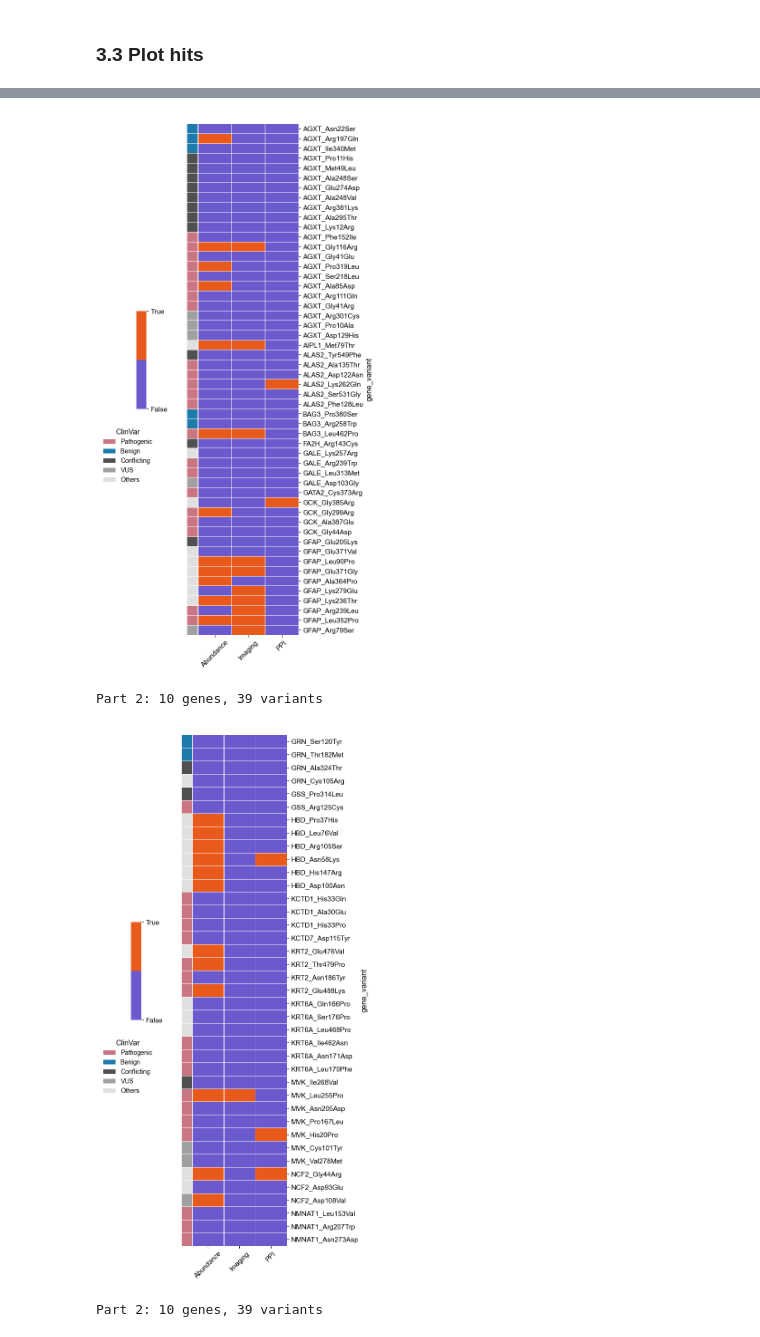
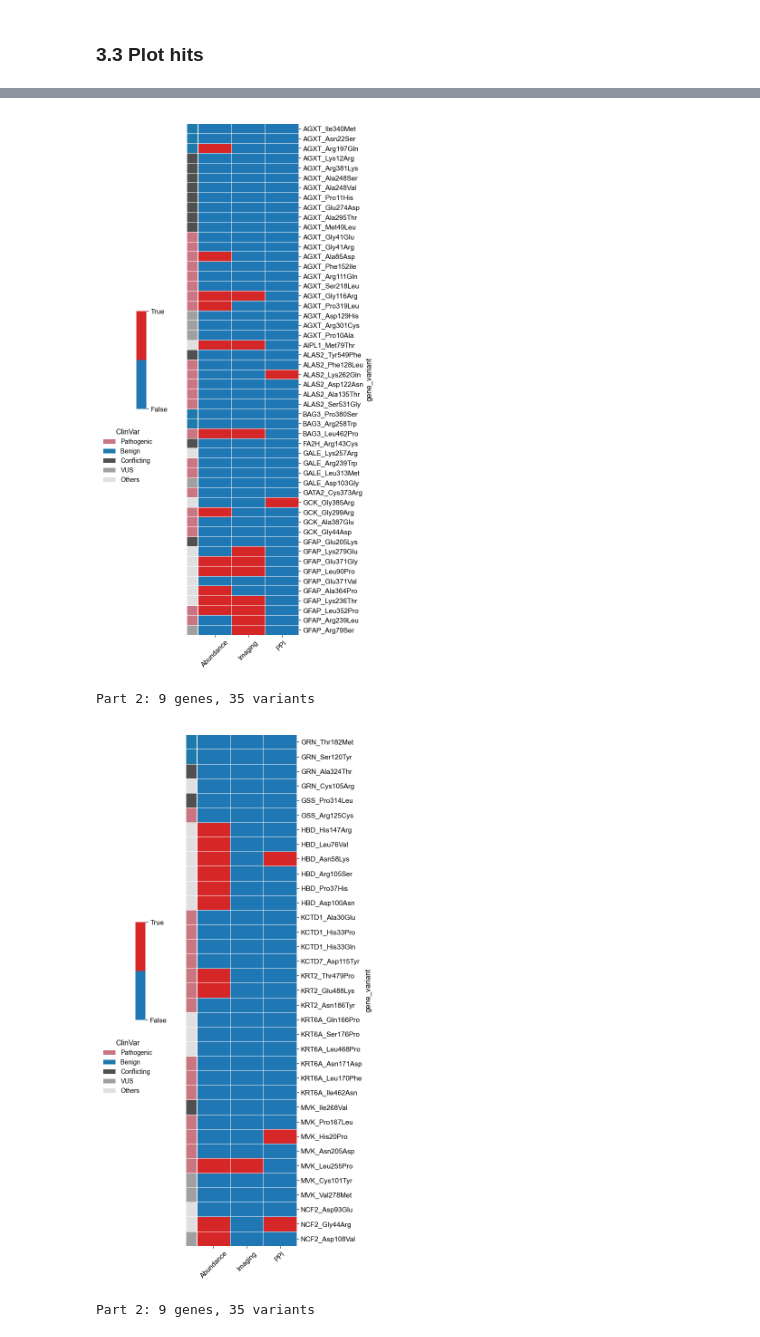
Before and after one commit to broadinstitute/2025_laval_submitted, a Jupyter notebook: 3_integrated_assay_results/2_analysis/0_all_assays_summary.ipynb, the cells around one changed output, grey strips where cells are left out. Drawn from its saved outputs; the diff is of its cells as text; code cells hidden in the pictures.

```diff
--- a/3_integrated_assay_results/2_analysis/0_all_assays_summary.ipynb
+++ b/3_integrated_assay_results/2_analysis/0_all_assays_summary.ipynb
@@ -271,7 +251,7 @@ Profiled in PPI assay: 489
 ### 1.3 Loading DUAL-IPA, Imaging, PPI assayed gene variants
 # %%
 al_dual_img_ppi_assayed_dedup = pl.read_csv(
-    "../3_outputs/all_assay_gene_variant_summary_all_cols.tsv",
+    "../3_outputs/0_all_gene_variants_assayed_summary.tsv",
     separator="\t", infer_schema_length=100000
 )
 
@@ -1768,7 +1733,7 @@ def create_clustermap_part(df_part, part_name, genes_subset):
         matrix_part,
         row_cluster=False,
         col_cluster=False,
-        cmap=cmap,
+        cmap=custom_cmap,
         linewidths=0.5,
         row_colors=row_colors_part,
         figsize=(4.5,12),
@@ -1788,34 +1753,34 @@ def create_clustermap_part(df_part, part_name, genes_subset):
     g.ax_heatmap.legend(
         handles=handles,
         title='ClinVar',
         bbox_to_anchor=(-1., 0.35),
         loc='center left',
         frameon=False,
         fontsize=10
     )
     g.ax_heatmap.tick_params(axis='x', rotation=45)
     # g.ax_heatmap.set_yticks(range(len(matrix_part)))
     # g.ax_heatmap.set_yticklabels(matrix_part.index, fontsize=10, va='center')
 
     # Change colorbar labels
     # g.ax_cbar.set_yticklabels(['False', 'True'])
 
     # plt.suptitle(f'{part_name} (Genes: {", ".join(genes_subset[:5])}{"..." if len(genes_subset) > 5 else ""})',
     #              y=1., fontsize=14)
     plt.show()
 
 # Create both parts
 print(f"Part 1: {len(genes_part1)} genes, {len(df_part1)} variants")
 create_clustermap_part(df_part1, "Part 1", genes_part1)
 
 print(f"Part 2: {len(genes_part2)} genes, {len(df_part2)} variants")
 create_clustermap_part(df_part2, "Part 2", genes_part2)
 
 print(f"Part 2: {len(genes_part2)} genes, {len(df_part2)} variants")
 create_clustermap_part(df_part3, "Part 3", genes_part3)
 # %% [output]
 Part 1: 9 genes, 52 variants
-[figure, old version]
+[figure, new version]
-Part 2: 10 genes, 39 variants
+Part 2: 9 genes, 35 variants
-[figure, old version]
+[figure, new version]
-Part 2: 10 genes, 39 variants
+Part 2: 9 genes, 35 variants
```
Also changed, not shown: parts of 21 cells of this notebook, 10 other files.
